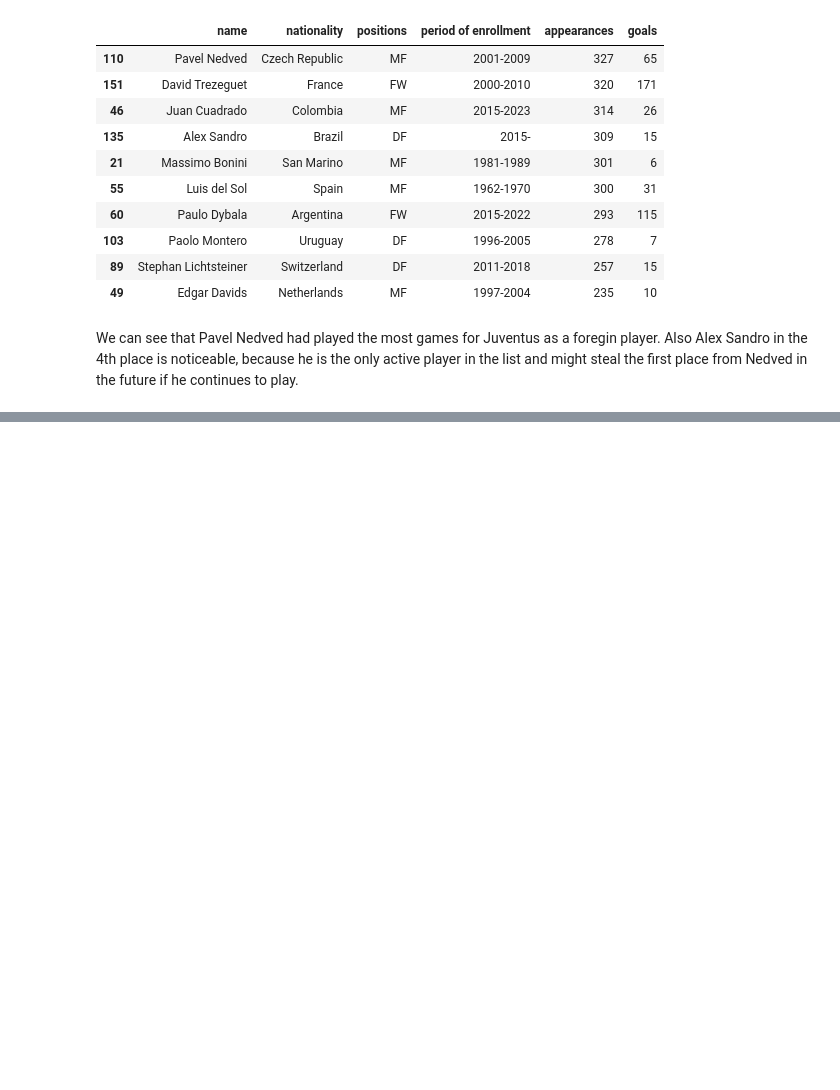
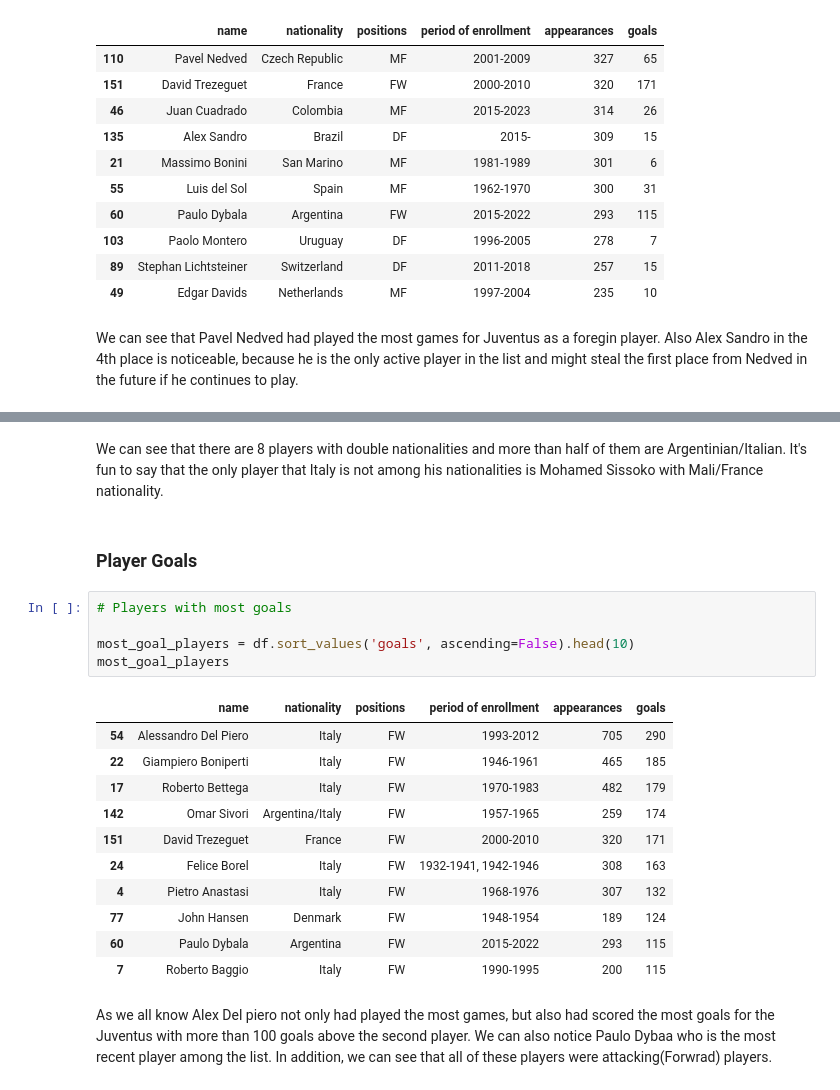
Before and after one commit to hoseinmrh/Juventus-Legends-Data-Analysis, a Jupyter notebook: Juventus Legends.ipynb, the cells around one changed output, grey strips where cells are left out. Drawn from its saved outputs; the diff is of its cells as text; blank space fills up the shorter version.

Commit message:
players goal analysis start

```diff
--- a/Juventus Legends.ipynb
+++ b/Juventus Legends.ipynb
@@ -198,0 +197,23 @@ We can see that there are 8 players with double nationalities and more than half
+# %% [markdown]
+We can see that there are 8 players with double nationalities and more than half of them are Argentinian/Italian. It's fun to say that the only player that Italy is not among his nationalities is Mohamed Sissoko with Mali/France nationality.
+# %% [markdown]
+### Player Goals
+# %%
+# Players with most goals
+
+most_goal_players = df.sort_values('goals', ascending=False).head(10)
+most_goal_players
+# %% [output]
+|  | name | nationality | positions | period of enrollment | appearances | goals |
+| 54 | Alessandro Del Piero | Italy | FW | 1993-2012 | 705 | 290 |
+| 22 | Giampiero Boniperti | Italy | FW | 1946-1961 | 465 | 185 |
+| 17 | Roberto Bettega | Italy | FW | 1970-1983 | 482 | 179 |
+| 142 | Omar Sivori | Argentina/Italy | FW | 1957-1965 | 259 | 174 |
+| 151 | David Trezeguet | France | FW | 2000-2010 | 320 | 171 |
+| 24 | Felice Borel | Italy | FW | 1932-1941, 1942-1946 | 308 | 163 |
+| 4 | Pietro Anastasi | Italy | FW | 1968-1976 | 307 | 132 |
+| 77 | John Hansen | Denmark | FW | 1948-1954 | 189 | 124 |
+| 60 | Paulo Dybala | Argentina | FW | 2015-2022 | 293 | 115 |
+| 7 | Roberto Baggio | Italy | FW | 1990-1995 | 200 | 115 |
+# %% [markdown]
+As we all know Alex Del piero not only had played the most games, but also had scored the most goals for the Juventus with more than 100 goals above the second player. We can also notice Paulo Dybaa who is the most recent player among the list. In addition, we can see that all of these players were attacking(Forwrad) players.
```
Also changed, not shown: parts of 23 cells of this notebook.
